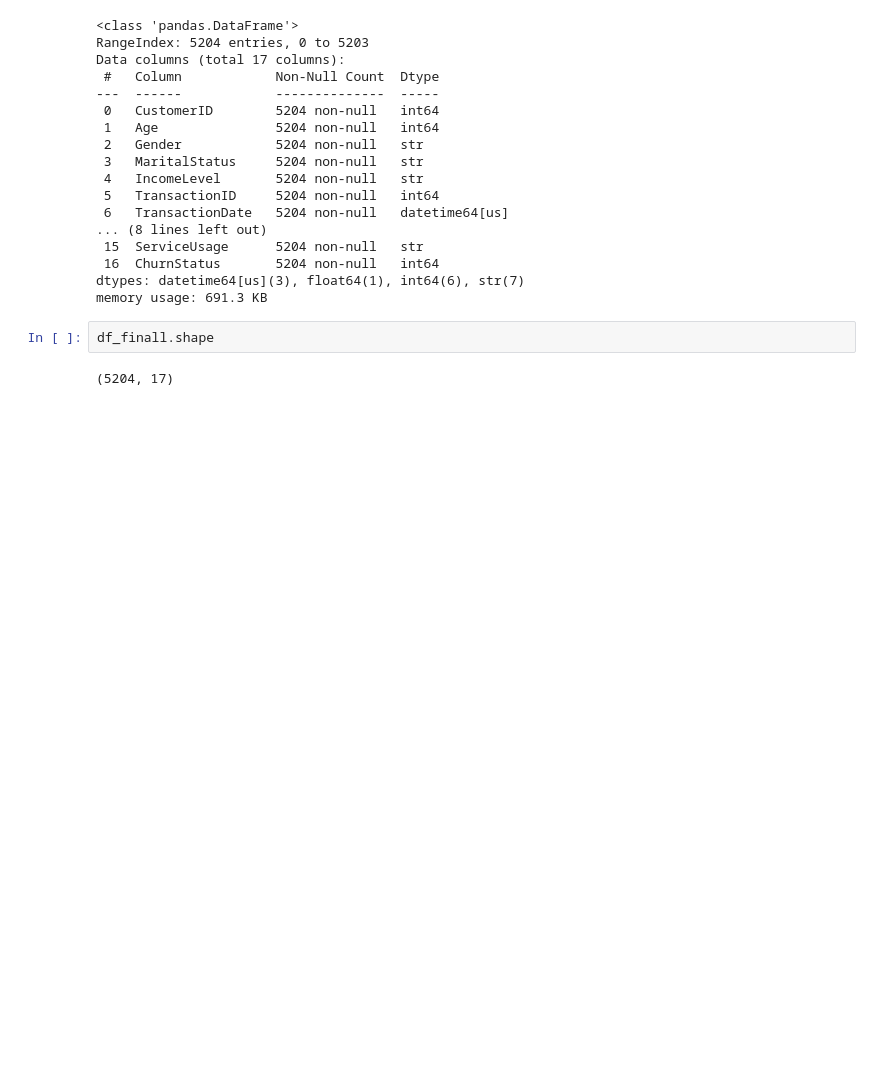
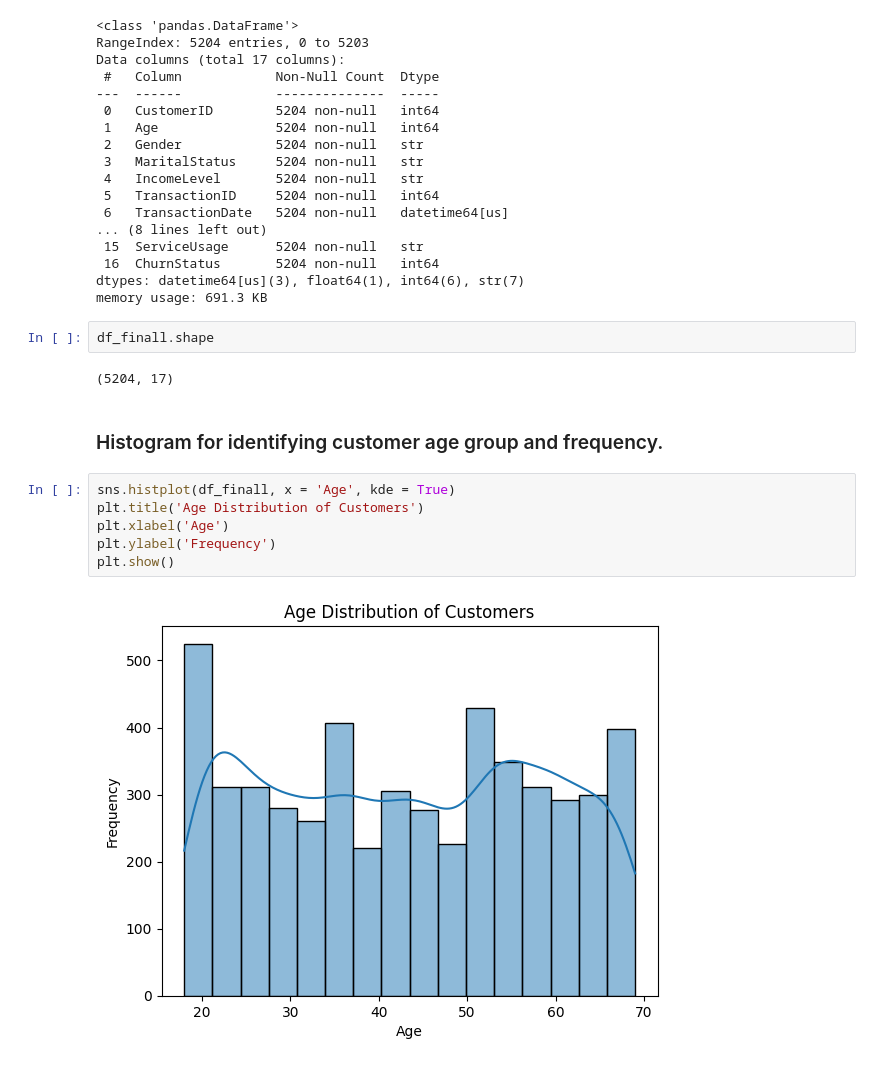
Before and after one commit to 87690ut/Virtual-Internships-Portfolio, a Jupyter notebook: Lloyds_Customer_Churn_Analysis/Llyods_Customer_Churn_Prediction-Analysis.ipynb, the cells around one changed output. Saved outputs shown, nothing was run; the diff lists cells and outputs as text; blank space fills up the shorter version.

Commit message:
histplot for age group frequency measurement created

```diff
--- a/Lloyds_Customer_Churn_Analysis/Llyods_Customer_Churn_Prediction-Analysis.ipynb
+++ b/Lloyds_Customer_Churn_Analysis/Llyods_Customer_Churn_Prediction-Analysis.ipynb
@@ -122,3 +122,13 @@ memory usage: 691.3 KB
 df_finall.shape
 # %% [output]
 (5204, 17)
+# %% [markdown]
+### Histogram for identifying customer age group and frequency.
+# %%
+sns.histplot(df_finall, x = 'Age', kde = True)
+plt.title('Age Distribution of Customers')
+plt.xlabel('Age')
+plt.ylabel('Frequency')
+plt.show()
+# %% [output]
+[figure, added]
```
